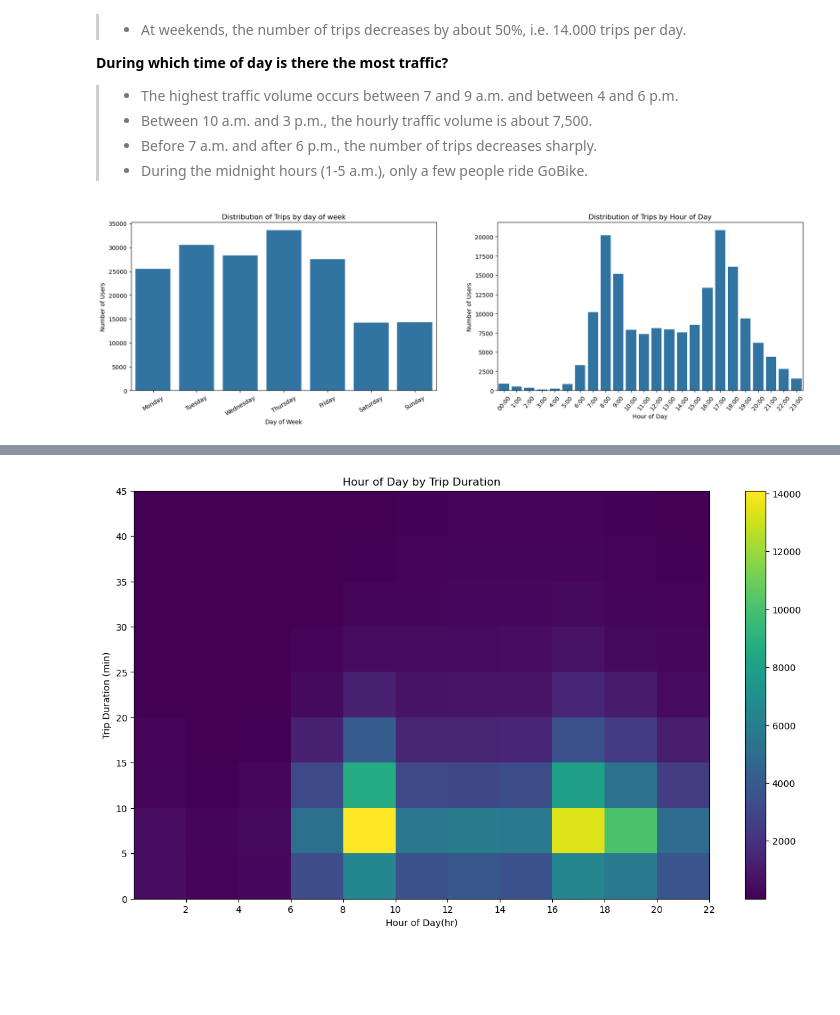
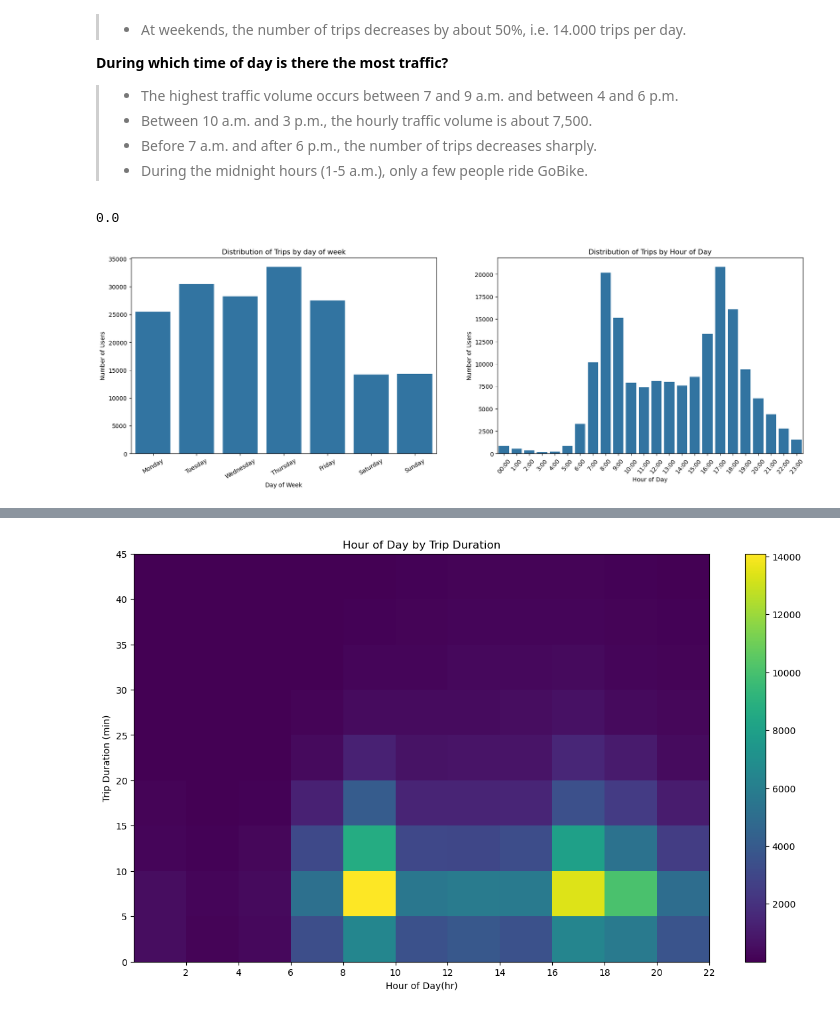
Before and after one commit to Abdou240/Data_Analyst_Nanodegree_ALX, a Jupyter notebook: Projekts/Projekt_3/Part_II_slide_deck_template.ipynb, the cells around one changed output, grey strips where cells are left out. Saved outputs shown, nothing was run; the diff lists cells and outputs as text; code cells hidden in the pictures; blank space fills up the shorter version.

```diff
--- a/Projekts/Projekt_3/Part_II_slide_deck_template.ipynb
+++ b/Projekts/Projekt_3/Part_II_slide_deck_template.ipynb
@@ -43,35 +43,44 @@ var_dict = {'user_type': ['Subscriber','Customer'],
 for v in var_dict:
     ordered_v = pd.api.types.CategoricalDtype(ordered = True, categories= var_dict[v])
     Bike_clean[v] = Bike_clean[v].astype(ordered_v)
+# %%
+#Outlier
+high_outliers = (Bike_clean['duration_min'] > 67.5)
+#proportion of outliers in Procent %
+print(high_outliers.sum()/Bike_clean['duration_min'].sum()*100)#proportion of outlier
+# let's drop the Bike_clean['duration_min'] > 67.5
+Bike_clean = Bike_clean.loc[-high_outliers]
+# %% [output]
+0.0
 # %%
 #to plot the three figures side by side
-plt.figure(figsize = [20, 12])
+plt.figure(figsize = [20, 14])
 color = sb.color_palette()[0]
 # set the spacing between subplots
 plt.subplots_adjust(left=0.1,
                     bottom=0.1,
                     right=0.9,
                     top=0.9,
                     wspace=0.2,
                     hspace=0.4)
 
 #Distribution of start/end trips by day of the week
 plt.subplot(2, 2, 1)
 sb.countplot(data = Bike_clean, x ="start_day", color = color);
 plt.xticks(rotation = 30)
 plt.xlabel('Day of Week');
 plt.ylabel('Number of Users');
 plt.title('Distribution of Trips by day of week');
 
 plt.subplot(2, 2, 2)
 sb.countplot(data = Bike_clean, x = "start_time(hr)", color = color)
 #setting customized ticklabels for x axis
 labs = ['00:00', '1:00', '2:00', '3:00', '4:00', '5:00', '6:00', '7:00', '8:00', '9:00', '10:00', '11:00',
        '12:00', '13:00', '14:00', '15:00', '16:00', '17:00','18:00', '19:00', '20:00', '21:00', '22:00', '23:00']
 plt.xticks(range(24), labs, rotation = 50)
 plt.xlabel('Hour of Day');
 plt.ylabel('Number of Users');
 plt.title('Distribution of Trips by Hour of Day');
 plt.savefig("Images/Distribution of Trips by Hour of Day.jpg")
 # %% [output]
-[figure, old version]
+[figure, new version]
```
Also changed, not shown: parts of 15 cells of this notebook, 8 other files.
